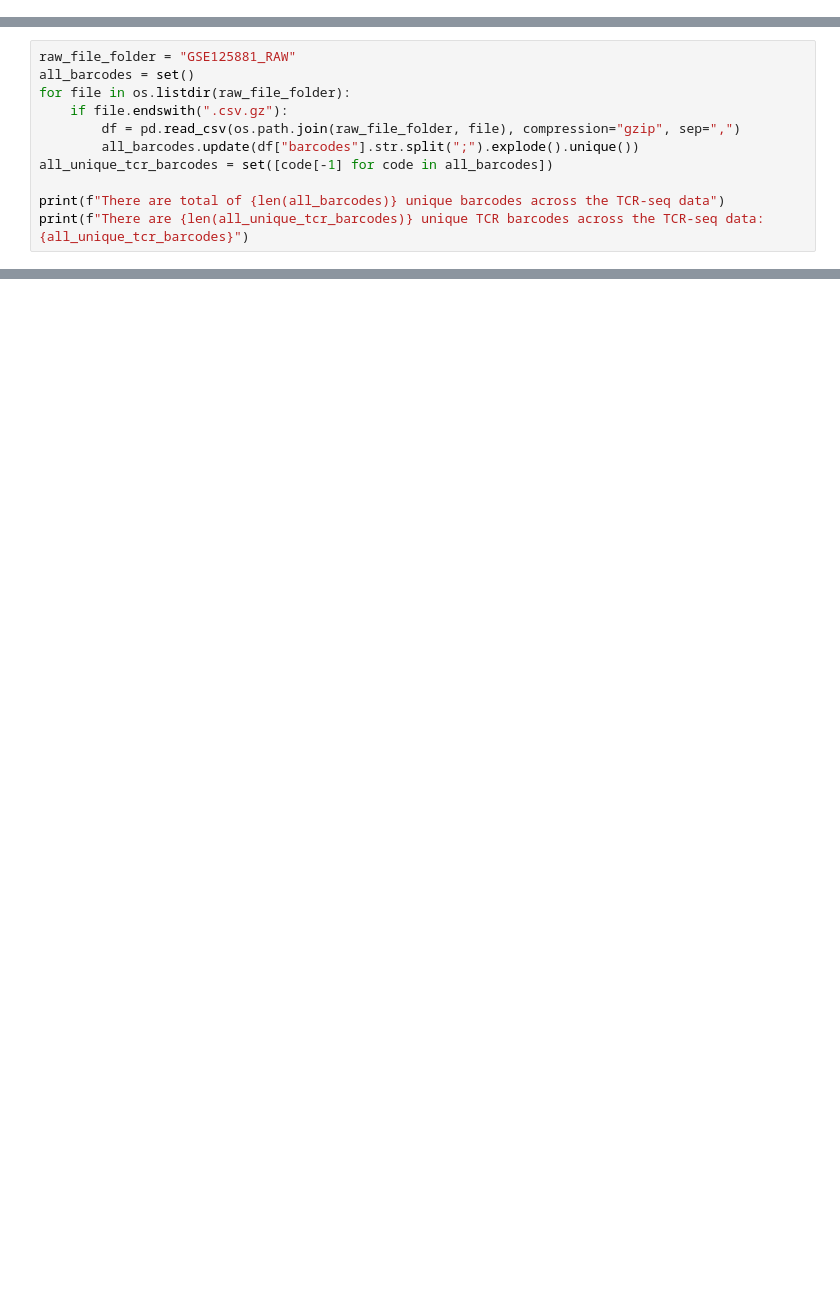
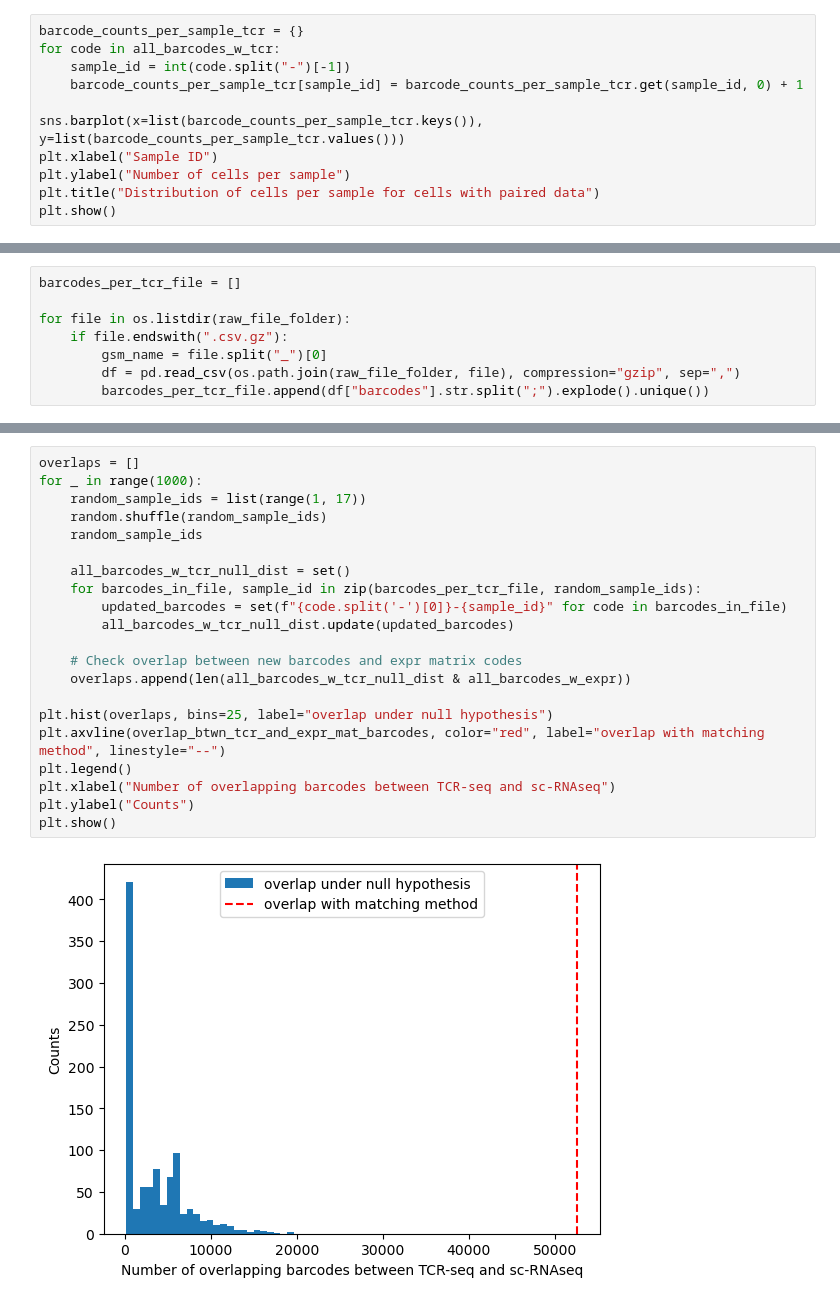
Before and after one commit to ElanaPearl/CAR_T_clonal_kinetics, a Jupyter notebook: exploring_barcode_counts.ipynb, the cells around one changed output, grey strips where cells are left out. Drawn from its saved outputs; the diff is of its cells as text; blank space fills up the shorter version.

Commit message:
figured out how to pair expr and tcr data

```diff
--- a/exploring_barcode_counts.ipynb
+++ b/exploring_barcode_counts.ipynb
@@ -7,0 +88,11 @@ import matplotlib.pyplot as plt
+# %%
+barcode_counts_per_sample_tcr = {}
+for code in all_barcodes_w_tcr:
+    sample_id = int(code.split("-")[-1])
+    barcode_counts_per_sample_tcr[sample_id] = barcode_counts_per_sample_tcr.get(sample_id, 0) + 1
+
+sns.barplot(x=list(barcode_counts_per_sample_tcr.keys()), y=list(barcode_counts_per_sample_tcr.values()))
+plt.xlabel("Sample ID")
+plt.ylabel("Number of cells per sample")
+plt.title("Distribution of cells per sample for cells with paired data")
+plt.show()
@@ -8,11 +111,8 @@ import matplotlib.pyplot as plt
 # %%
-raw_file_folder = "GSE125881_RAW"
-all_barcodes = set()
+barcodes_per_tcr_file = []
+
 for file in os.listdir(raw_file_folder):
     if file.endswith(".csv.gz"):
+        gsm_name = file.split("_")[0]
         df = pd.read_csv(os.path.join(raw_file_folder, file), compression="gzip", sep=",")
-        all_barcodes.update(df["barcodes"].str.split(";").explode().unique())
-all_unique_tcr_barcodes = set([code[-1] for code in all_barcodes])
-
-print(f"There are total of {len(all_barcodes)} unique barcodes across the TCR-seq data")
-print(f"There are {len(all_unique_tcr_barcodes)} unique TCR barcodes across the TCR-seq data: {all_unique_tcr_barcodes}")
+        barcodes_per_tcr_file.append(df["barcodes"].str.split(";").explode().unique())
@@ -48,0 +119,23 @@ plt.show()
+# %%
+overlaps = []
+for _ in range(1000):
+    random_sample_ids = list(range(1, 17))
+    random.shuffle(random_sample_ids)
+    random_sample_ids
+
+    all_barcodes_w_tcr_null_dist = set()
+    for barcodes_in_file, sample_id in zip(barcodes_per_tcr_file, random_sample_ids):
+        updated_barcodes = set(f"{code.split('-')[0]}-{sample_id}" for code in barcodes_in_file)
+        all_barcodes_w_tcr_null_dist.update(updated_barcodes)
+
+    # Check overlap between new barcodes and expr matrix codes
+    overlaps.append(len(all_barcodes_w_tcr_null_dist & all_barcodes_w_expr))
+
+plt.hist(overlaps, bins=25, label="overlap under null hypothesis")
+plt.axvline(overlap_btwn_tcr_and_expr_mat_barcodes, color="red", label="overlap with matching method", linestyle="--")
+plt.legend()
+plt.xlabel("Number of overlapping barcodes between TCR-seq and sc-RNAseq")
+plt.ylabel("Counts")
+plt.show()
+# %% [output]
+[figure, added]
```
Also changed, not shown: parts of 18 cells of this notebook.
